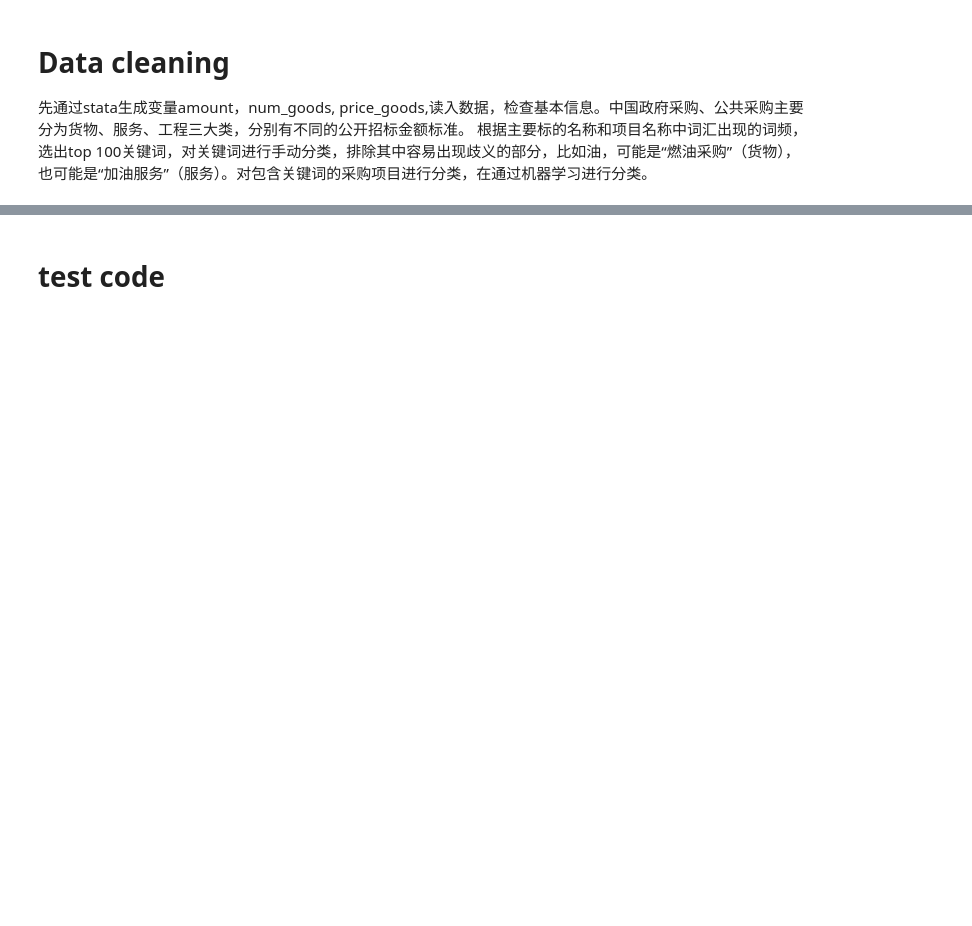
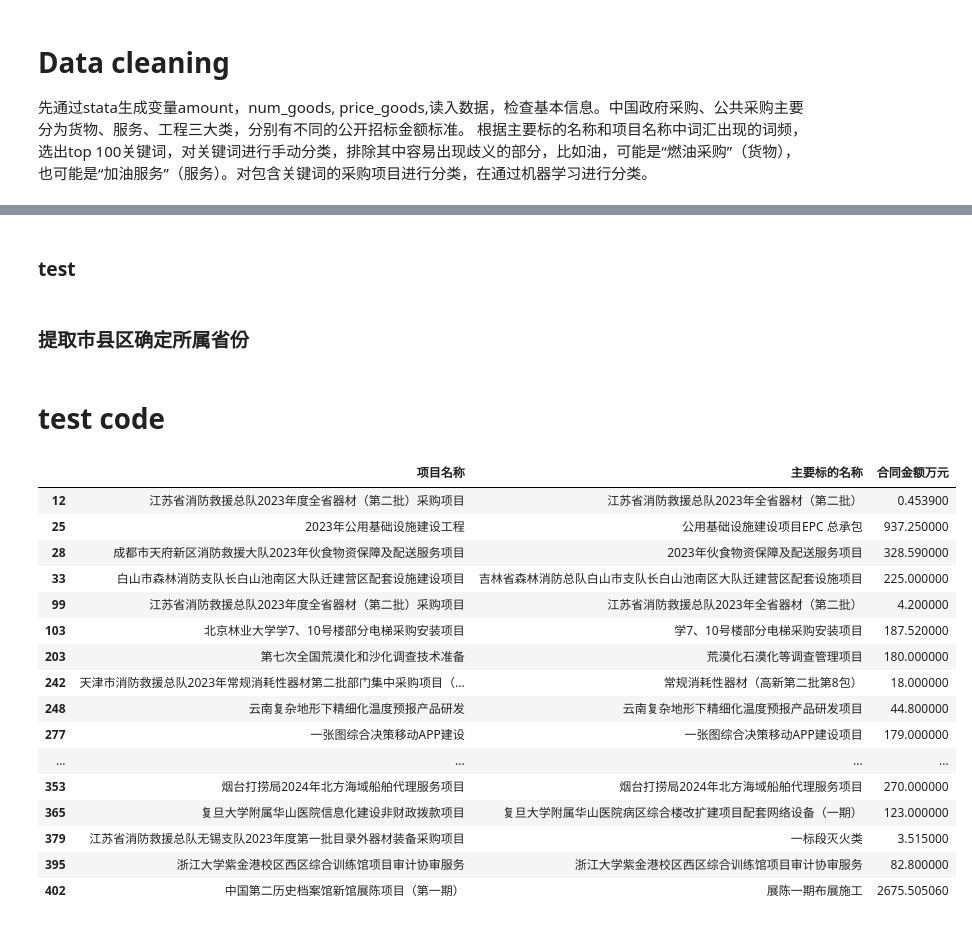
Before and after one commit to Lezy01/China_procurement, a Jupyter notebook: code/data_clean.ipynb, the cells around one changed output, grey strips where cells are left out. Cells and saved outputs as stored; diff of their text form; code cells hidden in the pictures; blank space fills up the shorter version.

```diff
--- a/code/data_clean.ipynb
+++ b/code/data_clean.ipynb
@@ -76,0 +486,2 @@ Name: count, dtype: int64
+# %% [markdown]
+### test
@@ -76,0 +525,4 @@ Name: count, dtype: int64
+# %%
+
+df["region"] = df.apply(detect_region, axis=1)
+df["region"].value_counts()
@@ -77,5 +554,63 @@ Name: count, dtype: int64
+# %% [markdown]
+### 提取市县区确定所属省份
+# %%
+import pandas as pd
+import re
+import numpy as np
+
+def detect_city_county(text):
+    if pd.isna(text) or not isinstance(text, str):
+        return pd.Series({"city": np.nan, "county": np.nan})
+
+    m_city = re.search(r'([\u4e00-\u9fa5]+?)市', text)
+    if m_city:
+        return pd.Series({"city": m_city.group(1) + "市", "county": np.nan})
+
+    m_county = re.search(r'([\u4e00-\u9fa5]+?)(县|区)', text)
+    if m_county:
+        return pd.Series({"city": np.nan, "county": m_county.group(1) + m_county.group(2)})
+
+    return pd.Series({"city": np.nan, "county": np.nan})
+
+def detect_from_row(row):
+    for col in ["项目名称", "采购人甲方", "采购人地址"]:
+        result = detect_city_county(row.get(col, ""))
+        if pd.notna(result["city"]) or pd.notna(result["county"]):
+            return result
+    return pd.Series({"city": np.nan, "county": np.nan})
+
+# 用法：假设 df 有这三列
+df[["city", "county"]] = df.apply(detect_from_row, axis=1)
 # %% [markdown]
 # test code
+# %%
+
+keywords = ["项目", "二次", "一期", "二期", "一标段", "二标段", "第二批"]
+pattern = "|".join(keywords)
+
+mask = df["主要标的名称"].astype(str).str.contains(pattern, na=False)
+
+df_subset = df[mask]
+
+df_subset[["项目名称","主要标的名称", "合同金额万元"]].head(20)
+# %% [output]
+|  | 项目名称 | 主要标的名称 | 合同金额万元 |
+| 12 | 江苏省消防救援总队2023年度全省器材（第二批）采购项目 | 江苏省消防救援总队2023年全省器材（第二批） | 0.453900 |
+| 25 | 2023年公用基础设施建设工程 | 公用基础设施建设项目EPC 总承包 | 937.250000 |
+| 28 | 成都市天府新区消防救援大队2023年伙食物资保障及配送服务项目 | 2023年伙食物资保障及配送服务项目 | 328.590000 |
+| 33 | 白山市森林消防支队长白山池南区大队迁建营区配套设施建设项目 | 吉林省森林消防总队白山市支队长白山池南区大队迁建营区配套设施项目 | 225.000000 |
+| 99 | 江苏省消防救援总队2023年度全省器材（第二批）采购项目 | 江苏省消防救援总队2023年全省器材（第二批） | 4.200000 |
+| 103 | 北京林业大学学7、10号楼部分电梯采购安装项目 | 学7、10号楼部分电梯采购安装项目 | 187.520000 |
+| 203 | 第七次全国荒漠化和沙化调查技术准备 | 荒漠化石漠化等调查管理项目 | 180.000000 |
+| 242 | 天津市消防救援总队2023年常规消耗性器材第二批部门集中采购项目（... | 常规消耗性器材（高新第二批第8包） | 18.000000 |
+| 248 | 云南复杂地形下精细化温度预报产品研发 | 云南复杂地形下精细化温度预报产品研发项目 | 44.800000 |
+| 277 | 一张图综合决策移动APP建设 | 一张图综合决策移动APP建设项目 | 179.000000 |
+| ... | ... | ... | ... |
+| 353 | 烟台打捞局2024年北方海域船舶代理服务项目 | 烟台打捞局2024年北方海域船舶代理服务项目 | 270.000000 |
+| 365 | 复旦大学附属华山医院信息化建设非财政拨款项目 | 复旦大学附属华山医院病区综合楼改扩建项目配套网络设备（一期） | 123.000000 |
+| 379 | 江苏省消防救援总队无锡支队2023年度第一批目录外器材装备采购项目 | 一标段灭火类 | 3.515000 |
+| 395 | 浙江大学紫金港校区西区综合训练馆项目审计协审服务 | 浙江大学紫金港校区西区综合训练馆项目审计协审服务 | 82.800000 |
+| 402 | 中国第二历史档案馆新馆展陈项目（第一期） | 展陈一期布展施工 | 2675.505060 |
 # %%
 df.head()
 # %%
```
Also changed, not shown: parts of 50 cells of this notebook, 4 other files.
